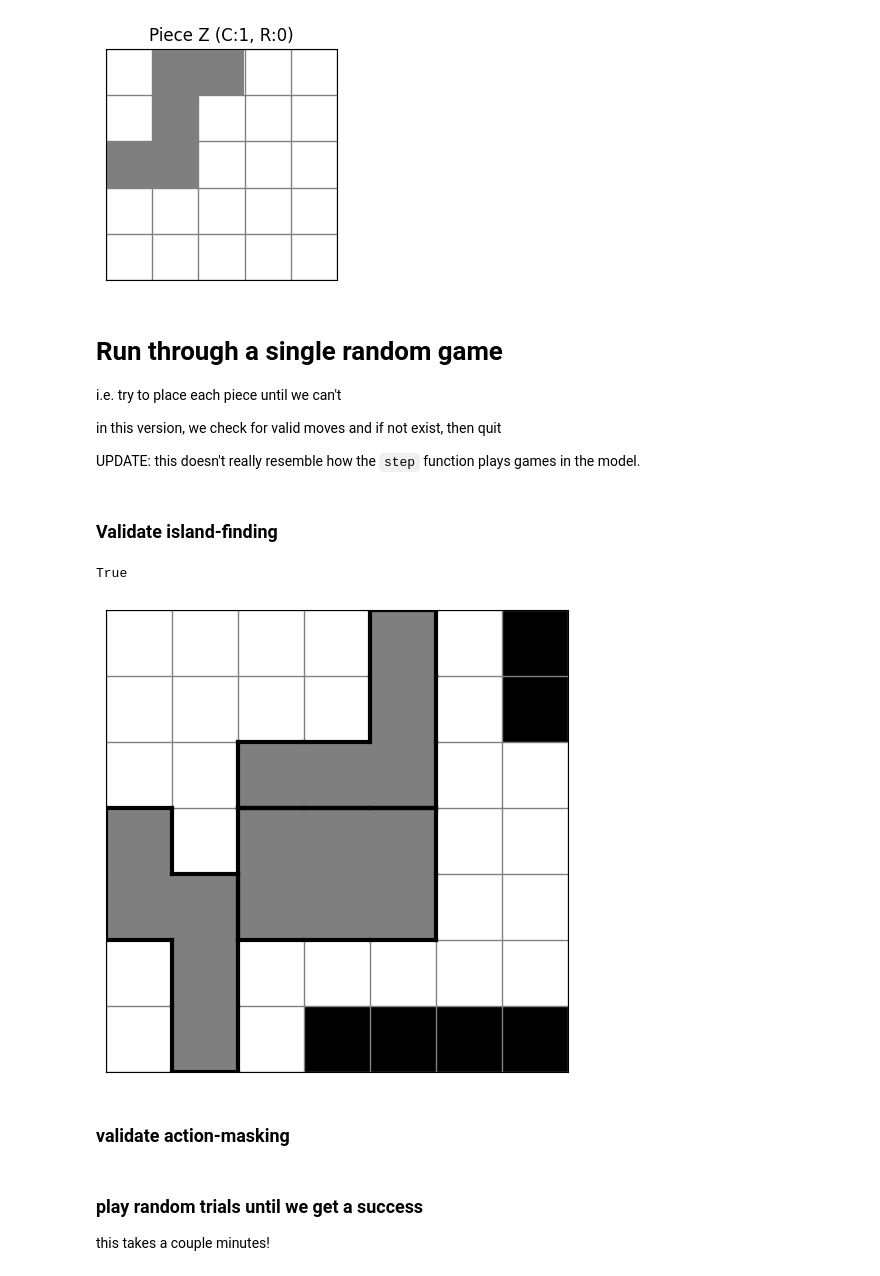
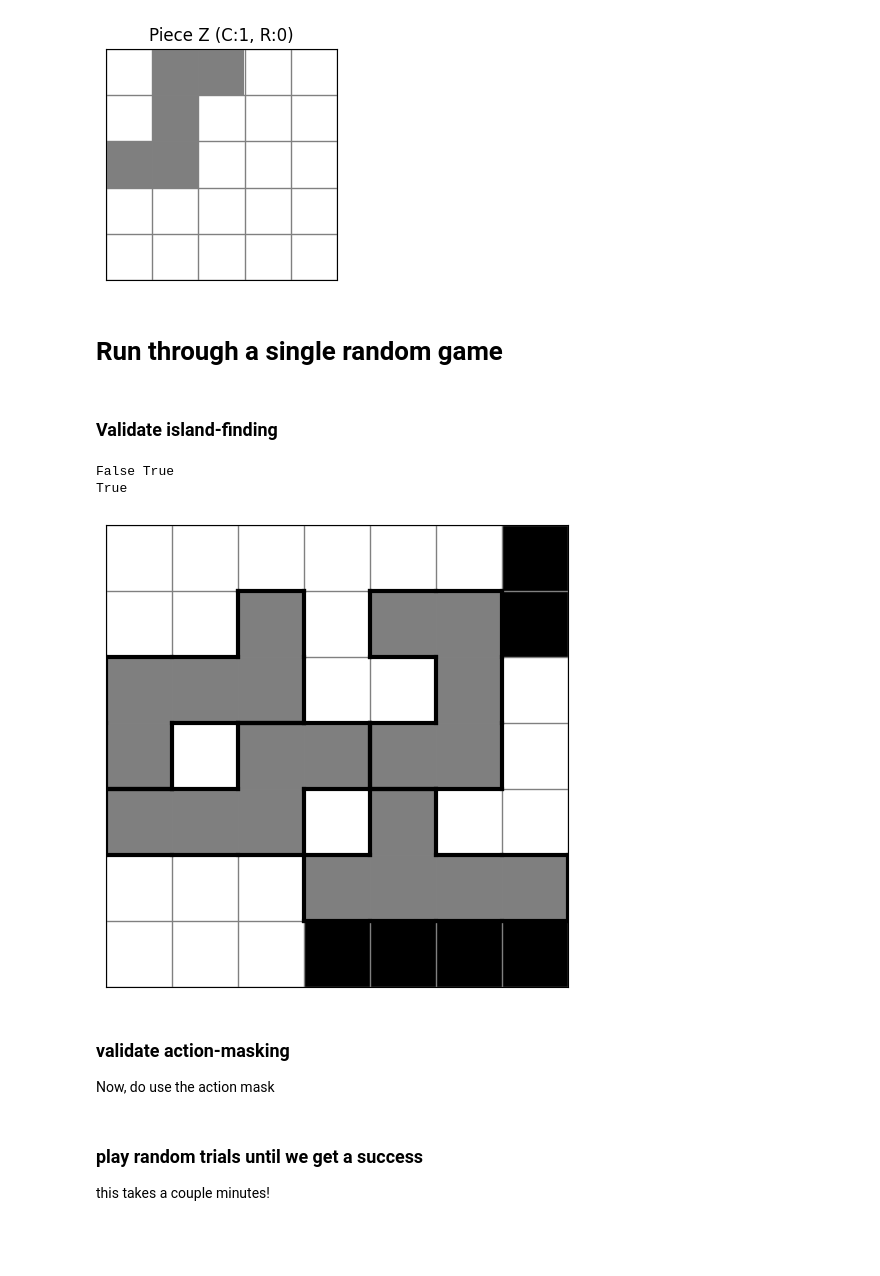
Before and after one commit to bamesserly/apad-puzzle-rl, a Jupyter notebook: apad_env_validation.ipynb, the cells around one changed output. Saved outputs shown, nothing was run; the diff lists cells and outputs as text; code cells hidden in the pictures; blank space fills up the shorter version.

```diff
--- a/apad_env_validation.ipynb
+++ b/apad_env_validation.ipynb
@@ -180,8 +178,3 @@ Chosen action: {'piece_id': 7, 'chirality': 1, 'rotation': 0, 'position': 0, 'gr
 [figure]
 # %% [markdown]
 # Run through a single random game
-i.e. try to place each piece until we can't
-
-in this version, we check for valid moves and if not exist, then quit
-
-UPDATE: this doesn't really resemble how the `step` function plays games in the model.
@@ -201,12 +181,29 @@ def test_random_trial():
+# %%
+# N.B. without action masking, we can brick the game: no islands but no valid moves
+# step() assumes action masking and doesn't waste time checking whether there are any valid moves at all
+def test_random_trial():
+    env = APADEnv()
+    obs, _ = env.reset()
+    done = False
+    truncated = False
+
+    while not done and not truncated:
+        action = env.action_space.sample()  # Random action
+        obs, reward, done, truncated, info = env.step(action)
+
+    return env, done, truncated
 # %% [markdown]
 ### Validate island-finding
 # %%
-env = test_random_trial()
+env, done, truncated = test_random_trial()
+print(done, truncated)
 print(has_islands(env.grid))
 env.visualize()
 # %% [output]
+False True
 True
-[figure, old version]
+[figure, new version]
 # %% [markdown]
 ### validate action-masking
+Now, do use the action mask
 # %%
```
Also changed, not shown: parts of 7 cells of this notebook, 3 other files.
